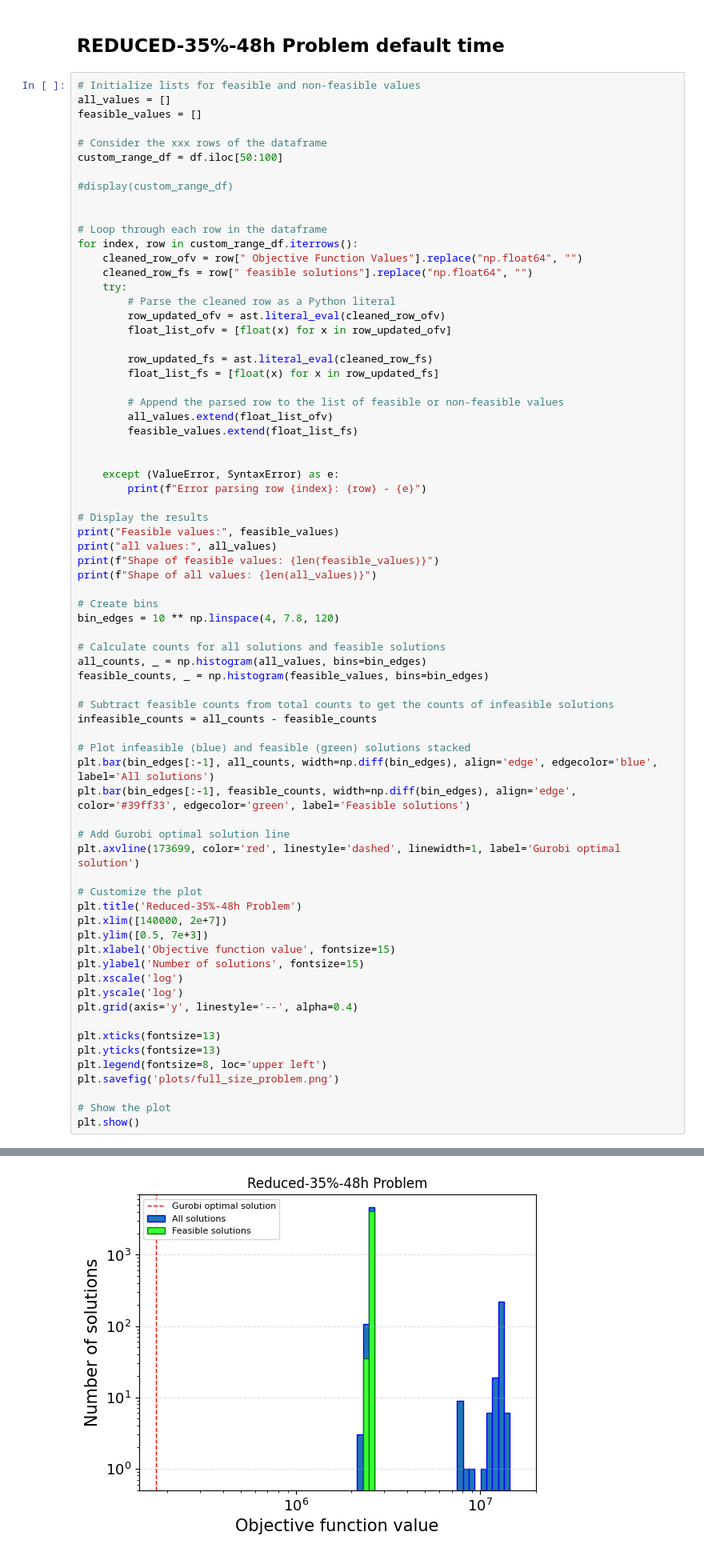
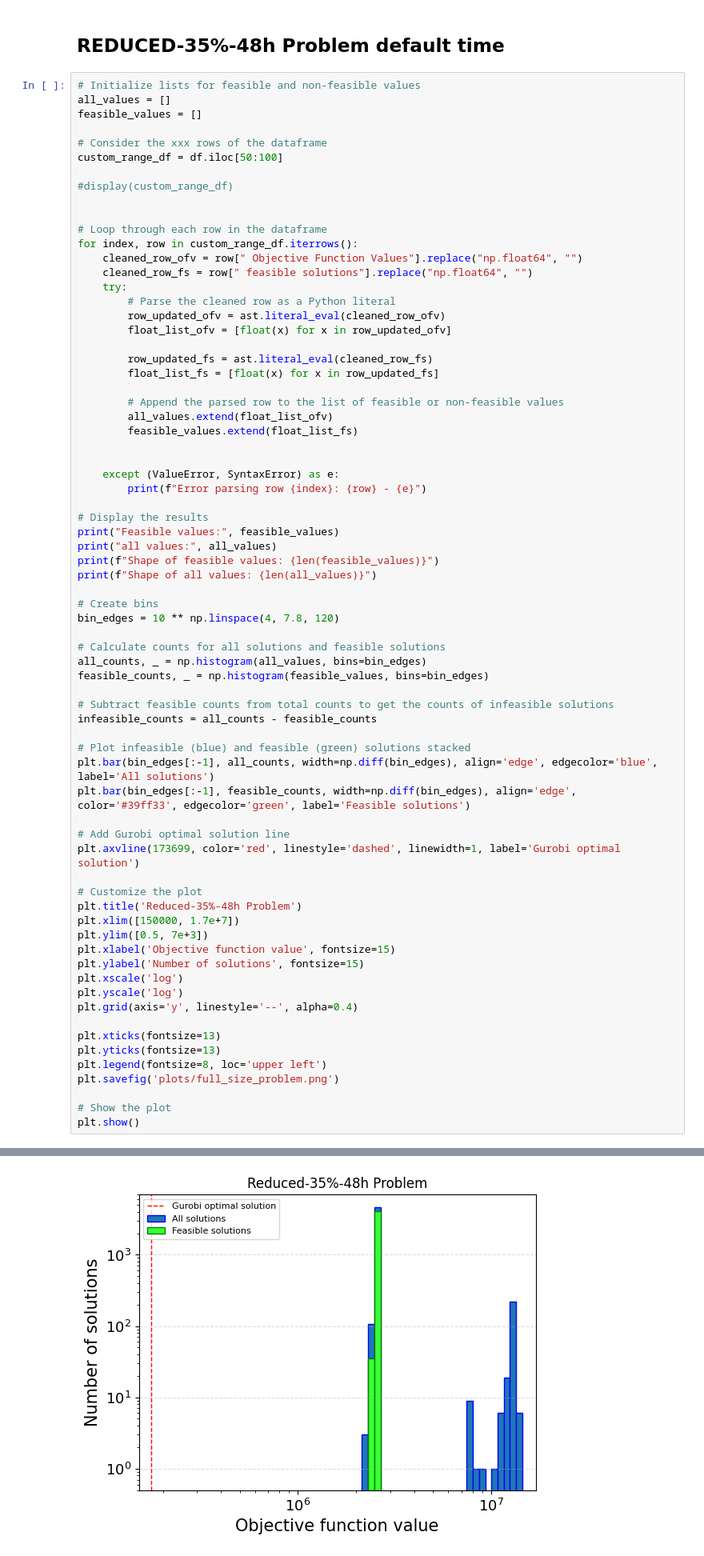
Before and after one commit to Henrikidsal/Prosjektoppgave, a Jupyter notebook: plots_show.ipynb, the cells around one changed output, grey strips where cells are left out. Shown at 80% size. Drawn from its saved outputs; the diff is of its cells as text.

```diff
--- a/plots_show.ipynb
+++ b/plots_show.ipynb
@@ -134,35 +134,35 @@ feasible_counts, _ = np.histogram(feasible_values, bins=bin_edges)
 infeasible_counts = all_counts - feasible_counts
 
 # Plot infeasible (blue) and feasible (green) solutions stacked
 plt.bar(bin_edges[:-1], all_counts, width=np.diff(bin_edges), align='edge', edgecolor='blue', label='All solutions')
 plt.bar(bin_edges[:-1], feasible_counts, width=np.diff(bin_edges), align='edge', color='#39ff33', edgecolor='green', label='Feasible solutions')
 
 # Add Gurobi optimal solution line
 plt.axvline(173699, color='red', linestyle='dashed', linewidth=1, label='Gurobi optimal solution')
 
 # Customize the plot
 plt.title('Reduced-35%-48h Problem')
-plt.xlim([140000, 2e+7])
+plt.xlim([150000, 1.7e+7])
 plt.ylim([0.5, 7e+3])
 plt.xlabel('Objective function value', fontsize=15)
 plt.ylabel('Number of solutions', fontsize=15)
 plt.xscale('log')
 plt.yscale('log')
 plt.grid(axis='y', linestyle='--', alpha=0.4)
 
 plt.xticks(fontsize=13)
 plt.yticks(fontsize=13)
 plt.legend(fontsize=8, loc='upper left')
 plt.savefig('plots/full_size_problem.png')
 
 # Show the plot
 plt.show()
 # %% [output]
 Feasible values: [2502110.000000013, 2502110.000000013, 2502110.000000013, 2502110.000000013, 2502110.000000013, 2502110.000000013, 2502110.000000013, 2502202.600000013, 2502202.600000013, 2502202.600 ...
 all values: [12666739.039999973, 2502110.000000013, 2502110.000000013, 2502110.000000013, 2502110.000000013, 2502110.000000013, 2502110.000000013, 2502110.000000013, 2502202.600000013, 2502202.6000000 ...
 Shape of feasible values: 4129
 Shape of all values: 5050
-[figure, old version]
+[figure, new version]
 # %% [markdown]
 ## Reduced-5%-48h problem
 # %%
```
Also changed, not shown: parts of 4 cells of this notebook.
